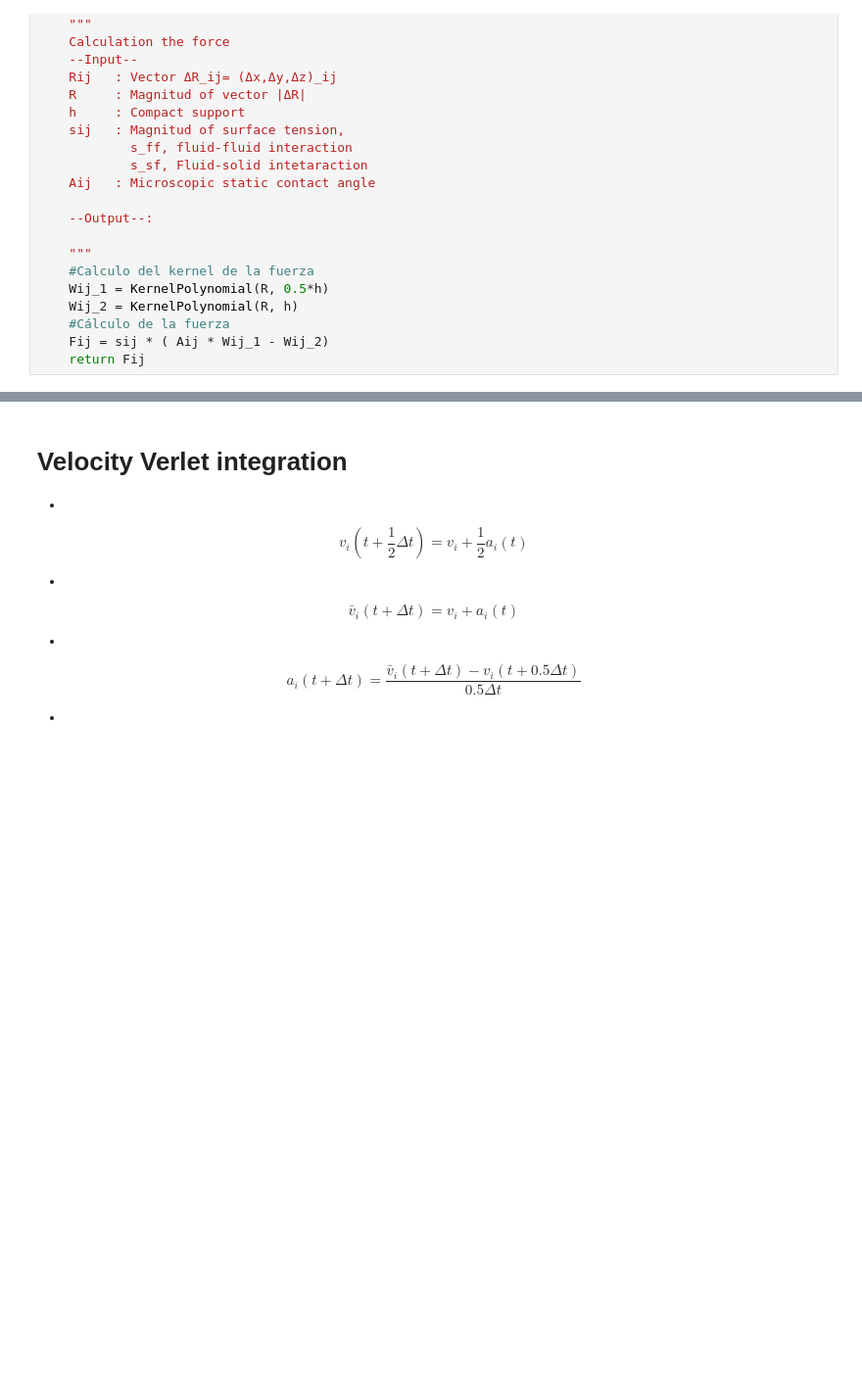
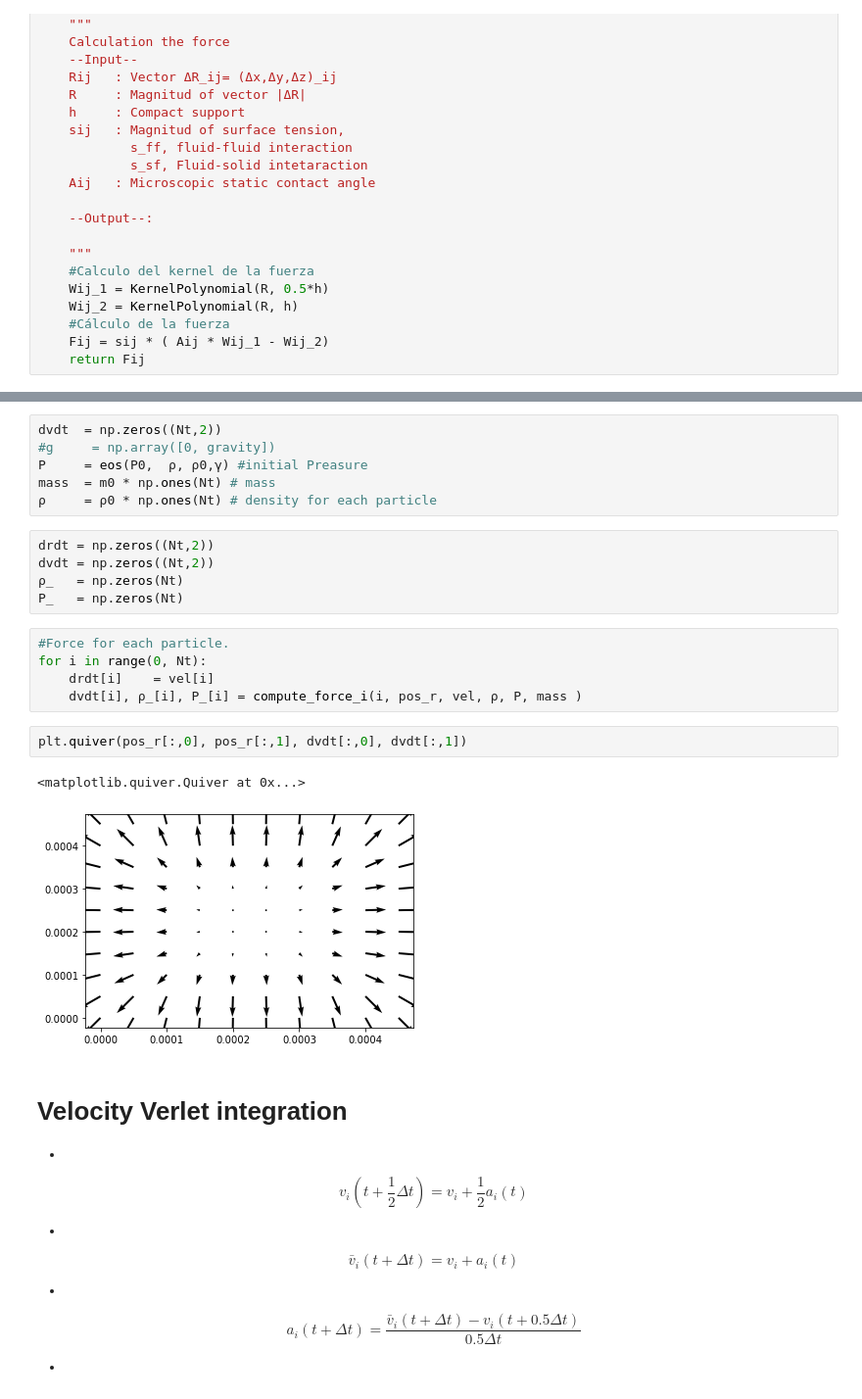
Before and after one commit to salinashds/sph_water, a Jupyter notebook: PW_SPH_water_v1.ipynb, the cells around one changed output, grey strips where cells are left out. Shown: that part at 98% size. Cells and saved outputs as stored; diff of their text form; blank space fills up the shorter version.

```diff
--- a/PW_SPH_water_v1.ipynb
+++ b/PW_SPH_water_v1.ipynb
@@ -491,3 +458,24 @@ step
+# %%
+dvdt  = np.zeros((Nt,2))
+#g     = np.array([0, gravity])
+P     = eos(P0,  ρ, ρ0,γ) #initial Preasure
+mass  = m0 * np.ones(Nt) # mass
+ρ     = ρ0 * np.ones(Nt) # density for each particle
+# %%
+drdt = np.zeros((Nt,2))
+dvdt = np.zeros((Nt,2))
+ρ_   = np.zeros(Nt)
+P_   = np.zeros(Nt)
+# %%
+#Force for each particle.
+for i in range(0, Nt):
+    drdt[i]    = vel[i]
+    dvdt[i], ρ_[i], P_[i] = compute_force_i(i, pos_r, vel, ρ, P, mass )
+# %%
+plt.quiver(pos_r[:,0], pos_r[:,1], dvdt[:,0], dvdt[:,1])
+# %% [output]
+<matplotlib.quiver.Quiver at 0x...>
+[figure, added]
 # %% [markdown]
 # Velocity Verlet integration
 -
```
Also changed, not shown: parts of 10 cells of this notebook.
